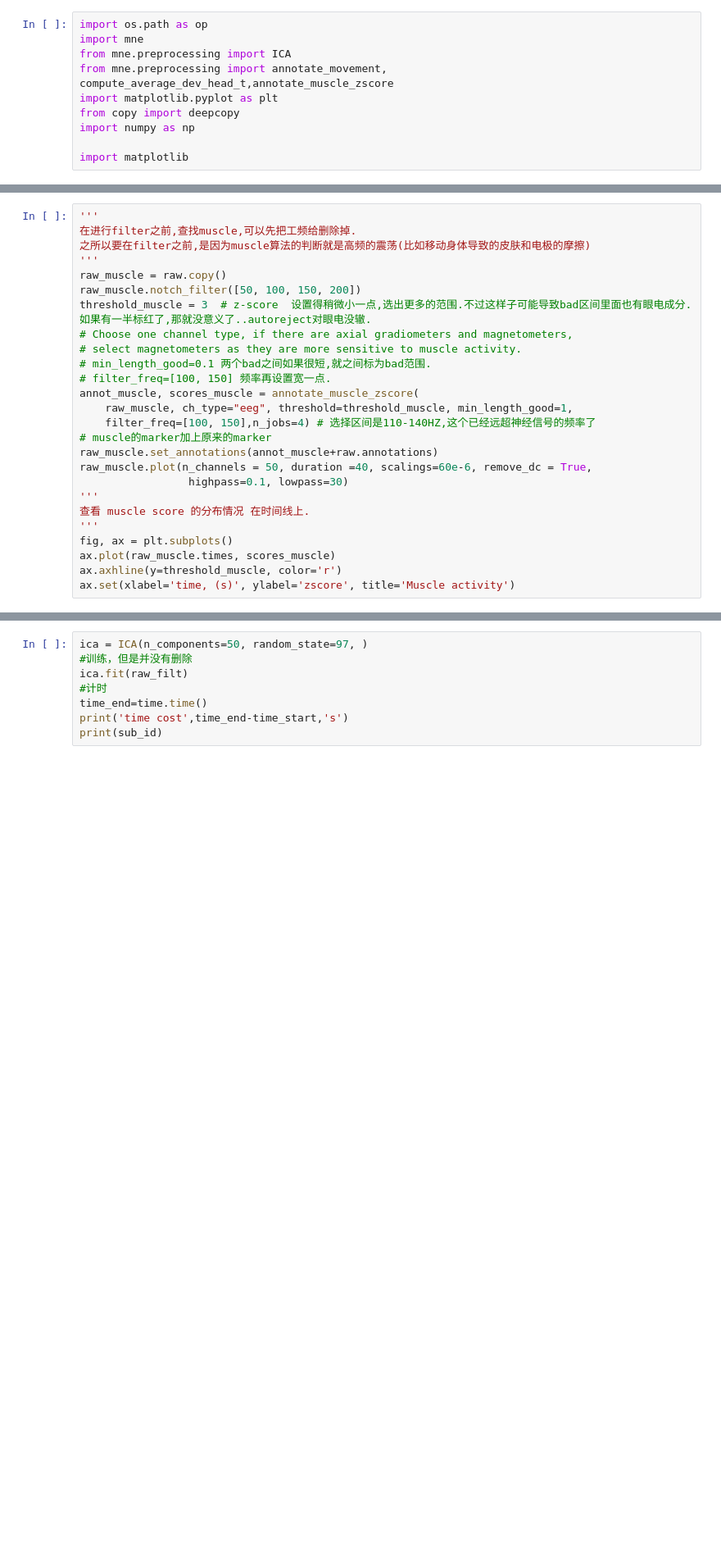
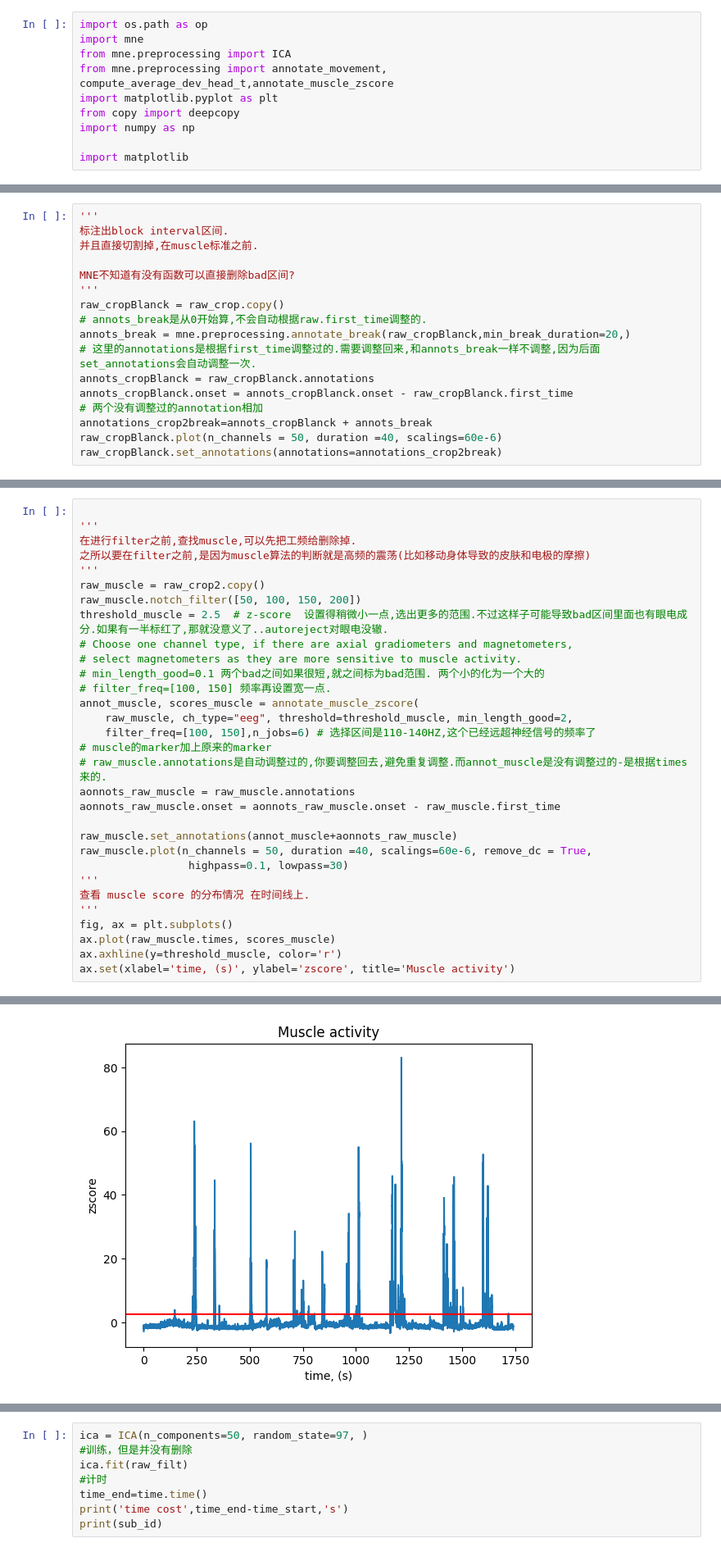
Before and after one commit to guishuyunye-lyw/yueduzhangai, a Jupyter notebook: 数据处理/pre4/preprocessing_ICA_RSA_crop再muscle.ipynb, the cells around one changed output, grey strips where cells are left out. Shown at 82% size. Cells and saved outputs as stored; diff of their text form; blank space fills up the shorter version.

```diff
--- a/数据处理/pre4/preprocessing_ICA_RSA_crop再muscle.ipynb
+++ b/数据处理/pre4/preprocessing_ICA_RSA_crop再muscle.ipynb
@@ -73,0 +170,17 @@ Reading 0 ... 5566199  =      0.000 ...  5566.199 secs...
+# %%
+'''
+标注出block interval区间.
+并且直接切割掉,在muscle标准之前.
+
+MNE不知道有没有函数可以直接删除bad区间?
+'''
+raw_cropBlanck = raw_crop.copy()
+# annots_break是从0开始算,不会自动根据raw.first_time调整的.
+annots_break = mne.preprocessing.annotate_break(raw_cropBlanck,min_break_duration=20,)
+# 这里的annotations是根据first_time调整过的.需要调整回来,和annots_break一样不调整,因为后面set_annotations会自动调整一次.
+annots_cropBlanck = raw_cropBlanck.annotations
+annots_cropBlanck.onset = annots_cropBlanck.onset - raw_cropBlanck.first_time
+# 两个没有调整过的annotation相加
+annotations_crop2break=annots_cropBlanck + annots_break
+raw_cropBlanck.plot(n_channels = 50, duration =40, scalings=60e-6)
+raw_cropBlanck.set_annotations(annotations=annotations_crop2break)
@@ -74,20 +237,25 @@ Reading 0 ... 5566199  =      0.000 ...  5566.199 secs...
 # %%
+
 '''
 在进行filter之前,查找muscle,可以先把工频给删除掉.
 之所以要在filter之前,是因为muscle算法的判断就是高频的震荡(比如移动身体导致的皮肤和电极的摩擦)
 '''
-raw_muscle = raw.copy()
+raw_muscle = raw_crop2.copy()
 raw_muscle.notch_filter([50, 100, 150, 200])
-threshold_muscle = 3  # z-score  设置得稍微小一点,选出更多的范围.不过这样子可能导致bad区间里面也有眼电成分.如果有一半标红了,那就没意义了..autoreject对眼电没辙.
+threshold_muscle = 2.5  # z-score  设置得稍微小一点,选出更多的范围.不过这样子可能导致bad区间里面也有眼电成分.如果有一半标红了,那就没意义了..autoreject对眼电没辙.
 # Choose one channel type, if there are axial gradiometers and magnetometers,
 # select magnetometers as they are more sensitive to muscle activity.
-# min_length_good=0.1 两个bad之间如果很短,就之间标为bad范围.
+# min_length_good=0.1 两个bad之间如果很短,就之间标为bad范围. 两个小的化为一个大的
 # filter_freq=[100, 150] 频率再设置宽一点.
 annot_muscle, scores_muscle = annotate_muscle_zscore(
-    raw_muscle, ch_type="eeg", threshold=threshold_muscle, min_length_good=1,
-    filter_freq=[100, 150],n_jobs=4) # 选择区间是110-140HZ,这个已经远超神经信号的频率了
+    raw_muscle, ch_type="eeg", threshold=threshold_muscle, min_length_good=2,
+    filter_freq=[100, 150],n_jobs=6) # 选择区间是110-140HZ,这个已经远超神经信号的频率了
 # muscle的marker加上原来的marker
-raw_muscle.set_annotations(annot_muscle+raw.annotations)
+# raw_muscle.annotations是自动调整过的,你要调整回去,避免重复调整.而annot_muscle是没有调整过的-是根据times来的.
+aonnots_raw_muscle = raw_muscle.annotations
+aonnots_raw_muscle.onset = aonnots_raw_muscle.onset - raw_muscle.first_time
+
+raw_muscle.set_annotations(annot_muscle+aonnots_raw_muscle)
 raw_muscle.plot(n_channels = 50, duration =40, scalings=60e-6, remove_dc = True,
                  highpass=0.1, lowpass=30)
 '''
@@ -158,0 +328 @@ Butterworth bandpass zero-phase (two-pass forward and reverse) non-causal filter
+[figure, added]
```
Also changed, not shown: parts of 15 cells of this notebook.
